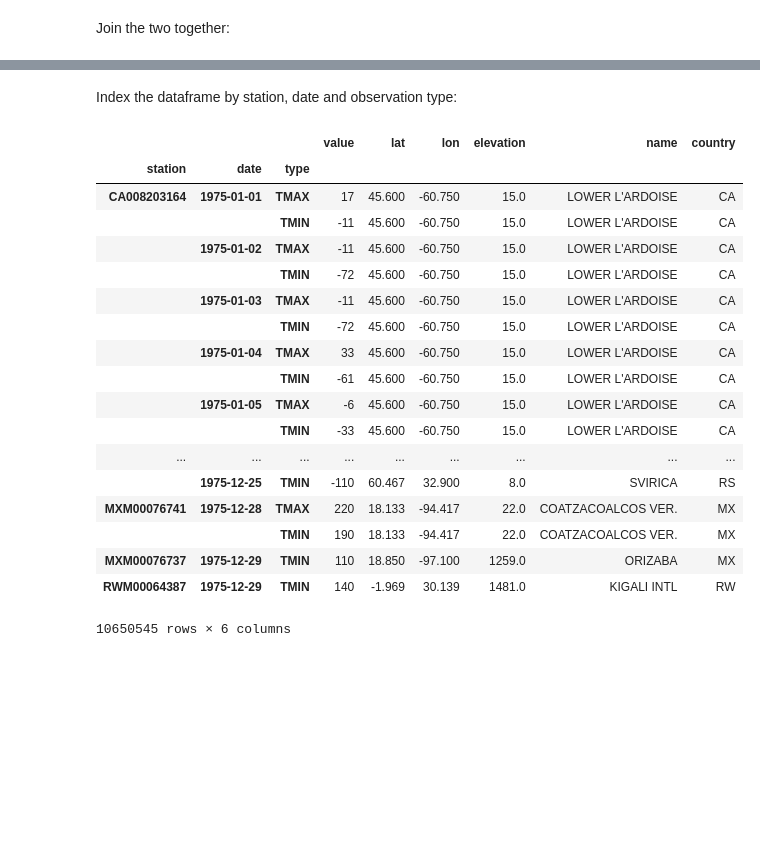
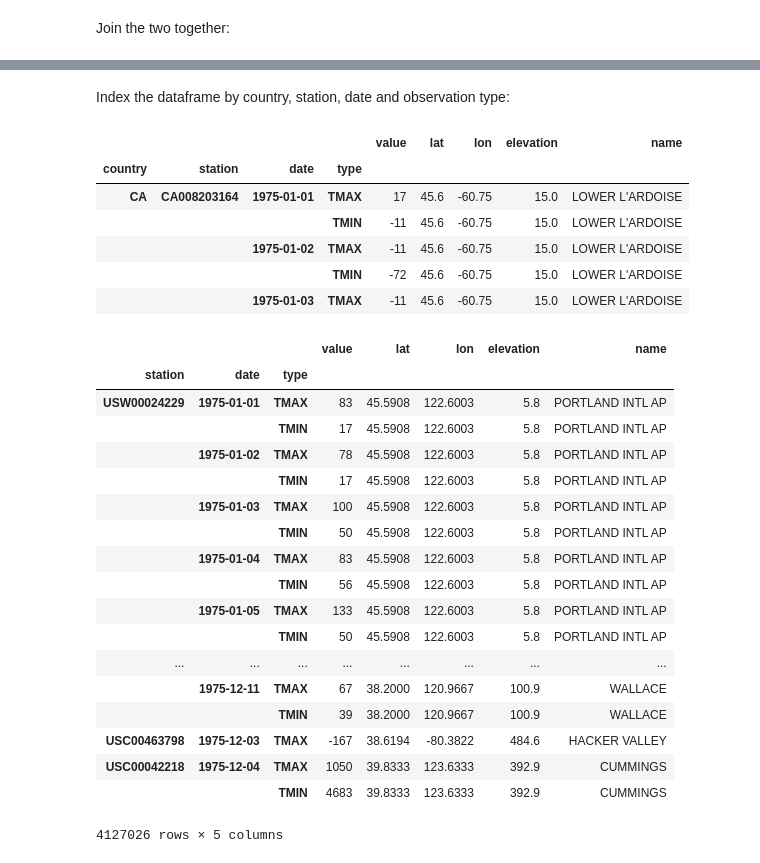
Before and after one commit to crstn/CISC, a Jupyter notebook: UHI-NOAA/NOAA_weather_station_data.ipynb, the cells around one changed output, grey strips where cells are left out. Cells and saved outputs as stored; diff of their text form; code cells hidden in the pictures; blank space fills up the shorter version.

```diff
--- a/UHI-NOAA/NOAA_weather_station_data.ipynb
+++ b/UHI-NOAA/NOAA_weather_station_data.ipynb
@@ -89,0 +95,3 @@ stations.head()
+# %%
+stations["country"] = stations["station"].astype(str).str[0:2]
+stations.head()
@@ -104,3 +116,0 @@ Pull out the country ID from the station column (first two letters):
-# %%
-data_1975["country"] = data_1975["station"].astype(str).str[0:2]
-data_1975
@@ -126,25 +117,35 @@ data_1975
 # %% [markdown]
-Index the dataframe by station, date and observation type:
+Index the dataframe by country, station, date and observation type:
 # %%
-data_1975.set_index(['station','date','type'], inplace=True)
-data_1975
+data_1975.set_index(['country','station','date','type'], inplace=True)
+data_1975.head()
 # %% [output]
-|  |  |  | value | lat | lon | elevation | name | country |
-| station | date | type |  |  |  |  |  |  |
-| CA008203164 | 1975-01-01 | TMAX | 17 | 45.600 | -60.750 | 15.0 | LOWER L'ARDOISE | CA |
-|  |  | TMIN | -11 | 45.600 | -60.750 | 15.0 | LOWER L'ARDOISE | CA |
-|  | 1975-01-02 | TMAX | -11 | 45.600 | -60.750 | 15.0 | LOWER L'ARDOISE | CA |
-|  |  | TMIN | -72 | 45.600 | -60.750 | 15.0 | LOWER L'ARDOISE | CA |
-|  | 1975-01-03 | TMAX | -11 | 45.600 | -60.750 | 15.0 | LOWER L'ARDOISE | CA |
-|  |  | TMIN | -72 | 45.600 | -60.750 | 15.0 | LOWER L'ARDOISE | CA |
-|  | 1975-01-04 | TMAX | 33 | 45.600 | -60.750 | 15.0 | LOWER L'ARDOISE | CA |
-|  |  | TMIN | -61 | 45.600 | -60.750 | 15.0 | LOWER L'ARDOISE | CA |
-|  | 1975-01-05 | TMAX | -6 | 45.600 | -60.750 | 15.0 | LOWER L'ARDOISE | CA |
-|  |  | TMIN | -33 | 45.600 | -60.750 | 15.0 | LOWER L'ARDOISE | CA |
-| ... | ... | ... | ... | ... | ... | ... | ... | ... |
-|  | 1975-12-25 | TMIN | -110 | 60.467 | 32.900 | 8.0 | SVIRICA | RS |
-| MXM00076741 | 1975-12-28 | TMAX | 220 | 18.133 | -94.417 | 22.0 | COATZACOALCOS VER. | MX |
-|  |  | TMIN | 190 | 18.133 | -94.417 | 22.0 | COATZACOALCOS VER. | MX |
-| MXM00076737 | 1975-12-29 | TMIN | 110 | 18.850 | -97.100 | 1259.0 | ORIZABA | MX |
-| RWM00064387 | 1975-12-29 | TMIN | 140 | -1.969 | 30.139 | 1481.0 | KIGALI INTL | RW |
+|  |  |  |  | value | lat | lon | elevation | name |
+| country | station | date | type |  |  |  |  |  |
+| CA | CA008203164 | 1975-01-01 | TMAX | 17 | 45.6 | -60.75 | 15.0 | LOWER L'ARDOISE |
+|  |  |  | TMIN | -11 | 45.6 | -60.75 | 15.0 | LOWER L'ARDOISE |
+|  |  | 1975-01-02 | TMAX | -11 | 45.6 | -60.75 | 15.0 | LOWER L'ARDOISE |
+|  |  |  | TMIN | -72 | 45.6 | -60.75 | 15.0 | LOWER L'ARDOISE |
+|  |  | 1975-01-03 | TMAX | -11 | 45.6 | -60.75 | 15.0 | LOWER L'ARDOISE |
-10650545 rows × 6 columns
+# %%
+data_1975.loc['US']
+# %% [output]
+|  |  |  | value | lat | lon | elevation | name |
+| station | date | type |  |  |  |  |  |
+| USW00024229 | 1975-01-01 | TMAX | 83 | 45.5908 | 122.6003 | 5.8 | PORTLAND INTL AP |
+|  |  | TMIN | 17 | 45.5908 | 122.6003 | 5.8 | PORTLAND INTL AP |
+|  | 1975-01-02 | TMAX | 78 | 45.5908 | 122.6003 | 5.8 | PORTLAND INTL AP |
+|  |  | TMIN | 17 | 45.5908 | 122.6003 | 5.8 | PORTLAND INTL AP |
+|  | 1975-01-03 | TMAX | 100 | 45.5908 | 122.6003 | 5.8 | PORTLAND INTL AP |
+|  |  | TMIN | 50 | 45.5908 | 122.6003 | 5.8 | PORTLAND INTL AP |
+|  | 1975-01-04 | TMAX | 83 | 45.5908 | 122.6003 | 5.8 | PORTLAND INTL AP |
+|  |  | TMIN | 56 | 45.5908 | 122.6003 | 5.8 | PORTLAND INTL AP |
+|  | 1975-01-05 | TMAX | 133 | 45.5908 | 122.6003 | 5.8 | PORTLAND INTL AP |
+|  |  | TMIN | 50 | 45.5908 | 122.6003 | 5.8 | PORTLAND INTL AP |
+| ... | ... | ... | ... | ... | ... | ... | ... |
+|  | 1975-12-11 | TMAX | 67 | 38.2000 | 120.9667 | 100.9 | WALLACE |
+|  |  | TMIN | 39 | 38.2000 | 120.9667 | 100.9 | WALLACE |
+| USC00463798 | 1975-12-03 | TMAX | -167 | 38.6194 | -80.3822 | 484.6 | HACKER VALLEY |
+| USC00042218 | 1975-12-04 | TMAX | 1050 | 39.8333 | 123.6333 | 392.9 | CUMMINGS |
+|  |  | TMIN | 4683 | 39.8333 | 123.6333 | 392.9 | CUMMINGS |
+4127026 rows × 5 columns
```
Also changed, not shown: parts of 8 cells of this notebook, 3 other files.
